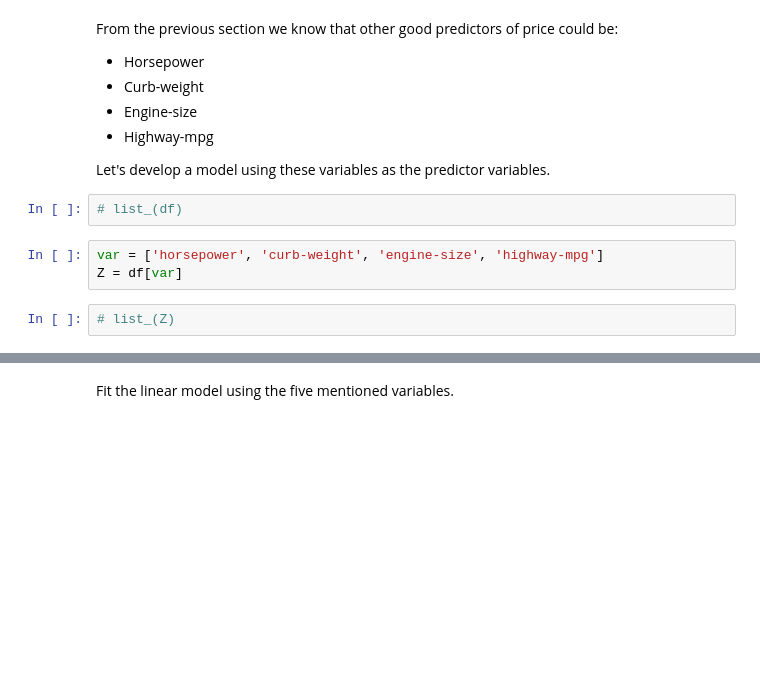
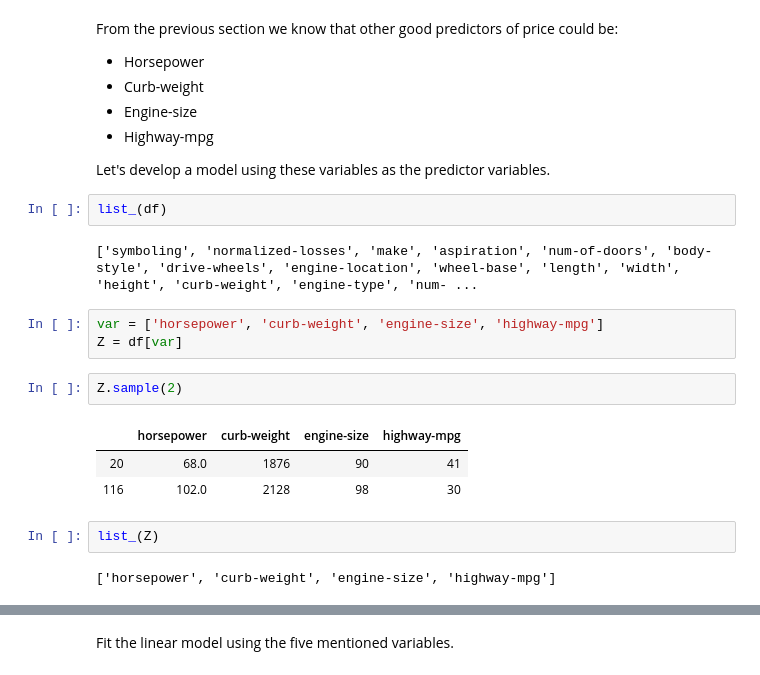
Before and after one commit to theAfricanQuant/AI6_DS_Track, a Jupyter notebook: Regression/DA0101EN-Review-Model-Development.ipynb, the cells around one changed output, grey strips where cells are left out. Cells and saved outputs as stored; diff of their text form; blank space fills up the shorter version.

```diff
--- a/Regression/DA0101EN-Review-Model-Development.ipynb
+++ b/Regression/DA0101EN-Review-Model-Development.ipynb
@@ -331,11 +321,21 @@ $$
     <li>Highway-mpg</li>
 </ul>
 Let's develop a model using these variables as the predictor variables.
-# %%
-# list_(df)
+# %%
+list_(df)
+# %% [output]
+['symboling', 'normalized-losses', 'make', 'aspiration', 'num-of-doors', 'body-style', 'drive-wheels', 'engine-location', 'wheel-base', 'length', 'width', 'height', 'curb-weight', 'engine-type', 'num- ...
 # %%
 var = ['horsepower', 'curb-weight', 'engine-size', 'highway-mpg']
 Z = df[var]
-# %%
-# list_(Z)
+# %%
+Z.sample(2)
+# %% [output]
+|  | horsepower | curb-weight | engine-size | highway-mpg |
+| 20 | 68.0 | 1876 | 90 | 41 |
+| 116 | 102.0 | 2128 | 98 | 30 |
+# %%
+list_(Z)
+# %% [output]
+['horsepower', 'curb-weight', 'engine-size', 'highway-mpg']
 # %%
```
Also changed, not shown: parts of 6 cells of this notebook, 5 other files.
